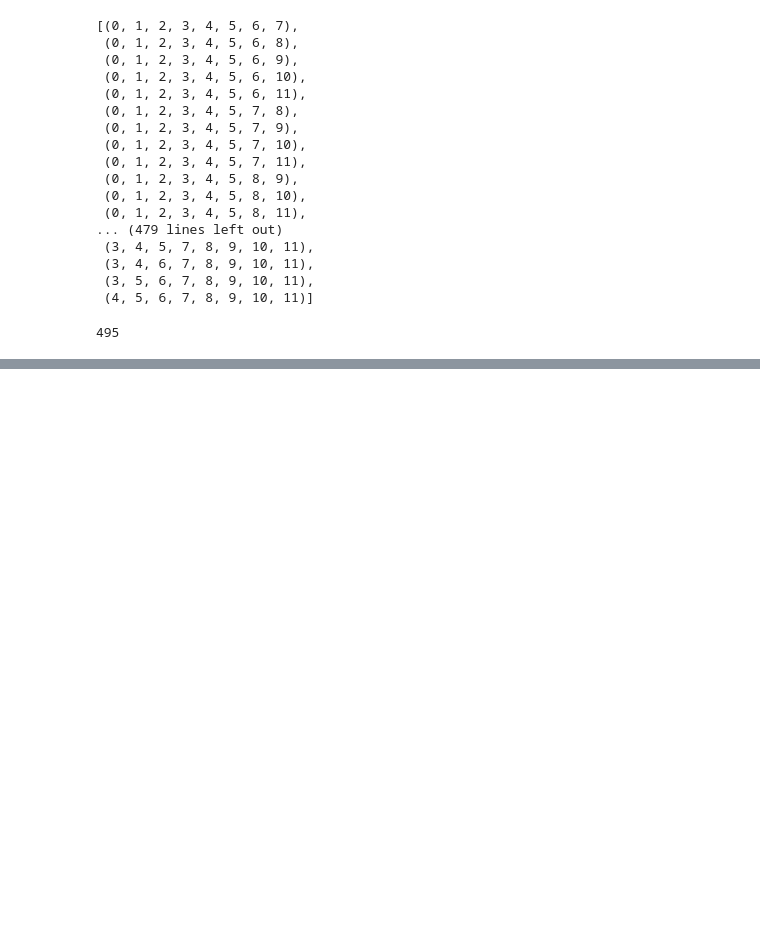
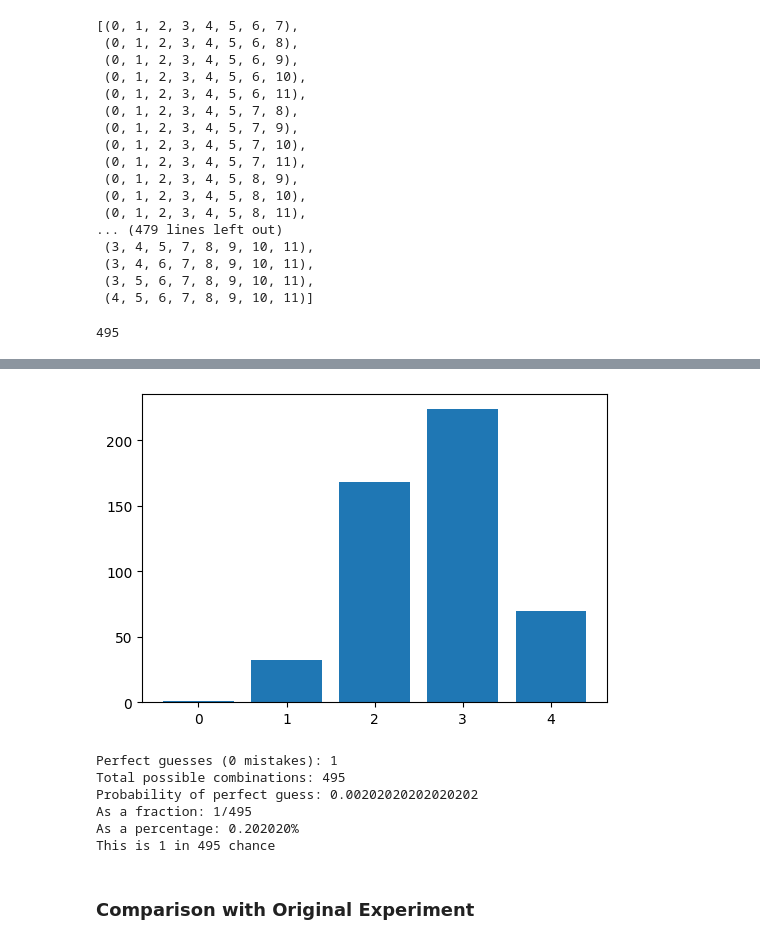
Before and after one commit to gusgoes/applied-statistic-assessment, a Jupyter notebook: problem1/extending-lady-tasting-tea.ipynb, the cells around one changed output, grey strips where cells are left out. Drawn from its saved outputs; the diff is of its cells as text; code cells hidden in the pictures; blank space fills up the shorter version.

```diff
--- a/problem1/extending-lady-tasting-tea.ipynb
+++ b/problem1/extending-lady-tasting-tea.ipynb
@@ -126,0 +123,15 @@ print(set(labels_milk))
+# %%
+# Calculate the overlap between each element of combs and labels_milk
+
+num_overlap = []
+
+for i in combs:
+    s1 = set(i)
+    s2 = set(labels_milk)
+    overlap = s1.intersection(s2)
+    num_overlap.append(len(overlap))
+    print(f'Combination: {i}, Overlap with milk-first labels: {overlap}, length of overlap: {len(overlap)}')
+print(f'Total Overlap: {num_overlap}')
+
+counts = np.unique(num_overlap, return_counts=True)
+print(f'Total Unique overlap count: {counts}')
@@ -126,0 +156,33 @@ print(set(labels_milk))
+# %%
+# Create a figure.
+fig, ax = plt.subplots(figsize=(6, 4))
+
+# Bar chart.
+ax.bar(counts[0], counts[1]);
+# %% [output]
+[figure, added]
+# %%
+# The probability that she (randomly) selects the eight correct cups.
+
+# Count perfect guesses (0 overlap means no mistakes - all correct)
+perfect_guesses = num_overlap.count(0)
+total_combinations = len(num_overlap)
+
+print(f"Perfect guesses (0 mistakes): {perfect_guesses}")
+print(f"Total possible combinations: {total_combinations}")
+
+# Calculate probability
+probability_perfect = perfect_guesses / total_combinations
+print(f"Probability of perfect guess: {probability_perfect}")
+print(f"As a fraction: {perfect_guesses}/{total_combinations}")
+print(f"As a percentage: {probability_perfect * 100:.6f}%")
+print(f"This is 1 in {total_combinations/perfect_guesses:.0f} chance")
+# %% [output]
+Perfect guesses (0 mistakes): 1
+Total possible combinations: 495
+Probability of perfect guess: 0.00202020202020202
+As a fraction: 1/495
+As a percentage: 0.202020%
+This is 1 in 495 chance
+# %% [markdown]
+### Comparison with Original Experiment
```
Also changed, not shown: parts of 5 cells of this notebook.
